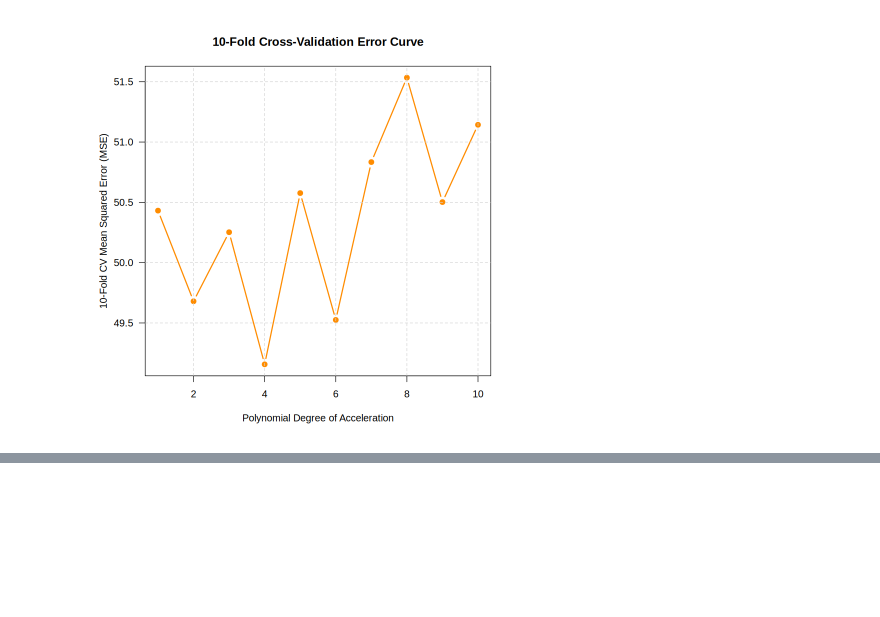
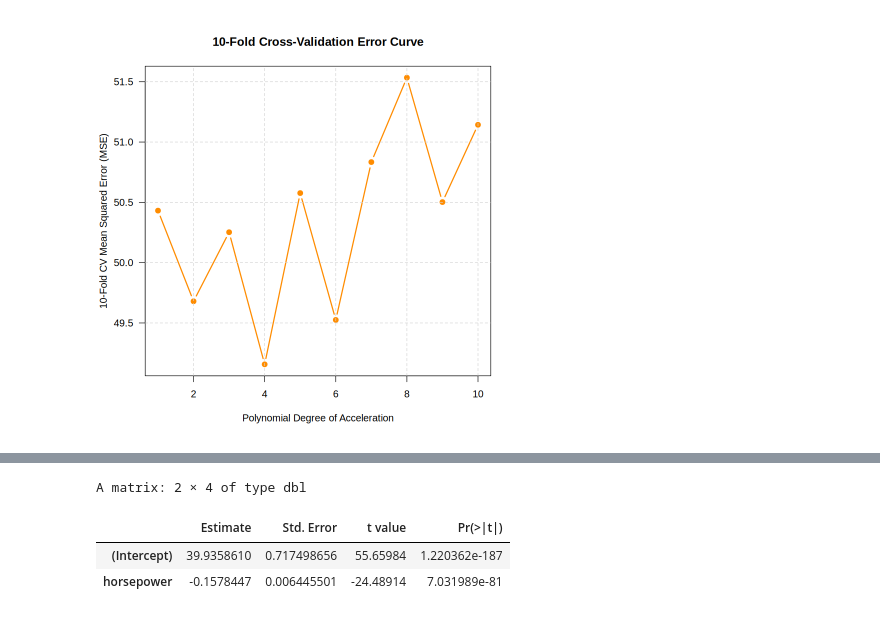
Before and after one commit to dsb4k8/Machine-Learning, a Jupyter notebook: Subset_Selection_(Resampling)_in_R.ipynb, the cells around one changed output, grey strips where cells are left out. Saved outputs shown, nothing was run; the diff lists cells and outputs as text; code cells hidden in the pictures; blank space fills up the shorter version.

```diff
--- a/Subset_Selection_(Resampling)_in_R.ipynb
+++ b/Subset_Selection_(Resampling)_in_R.ipynb
@@ -345,0 +427,7 @@ grid(nx = NULL, ny = NULL, lty = 2, col = "lightgray")
+# %%
+summary(lm(mpg ~ horsepower, data = Auto))$coef
+# %% [output]
+A matrix: 2 × 4 of type dbl
+|  | Estimate | Std. Error | t value | Pr(>|t|) |
+| (Intercept) | 39.9358610 | 0.717498656 | 55.65984 | 1.220362e-187 |
+| horsepower | -0.1578447 | 0.006445501 | -24.48914 | 7.031989e-81 |
```
Also changed, not shown: parts of 25 cells of this notebook.
